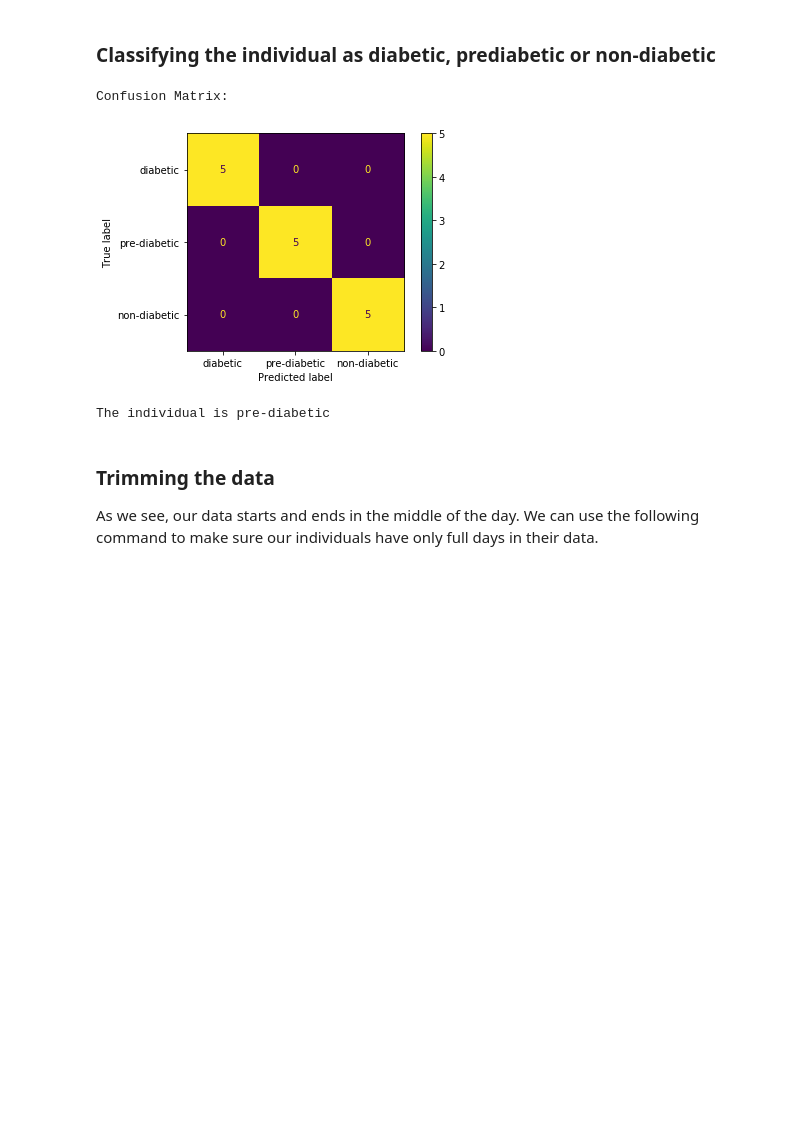
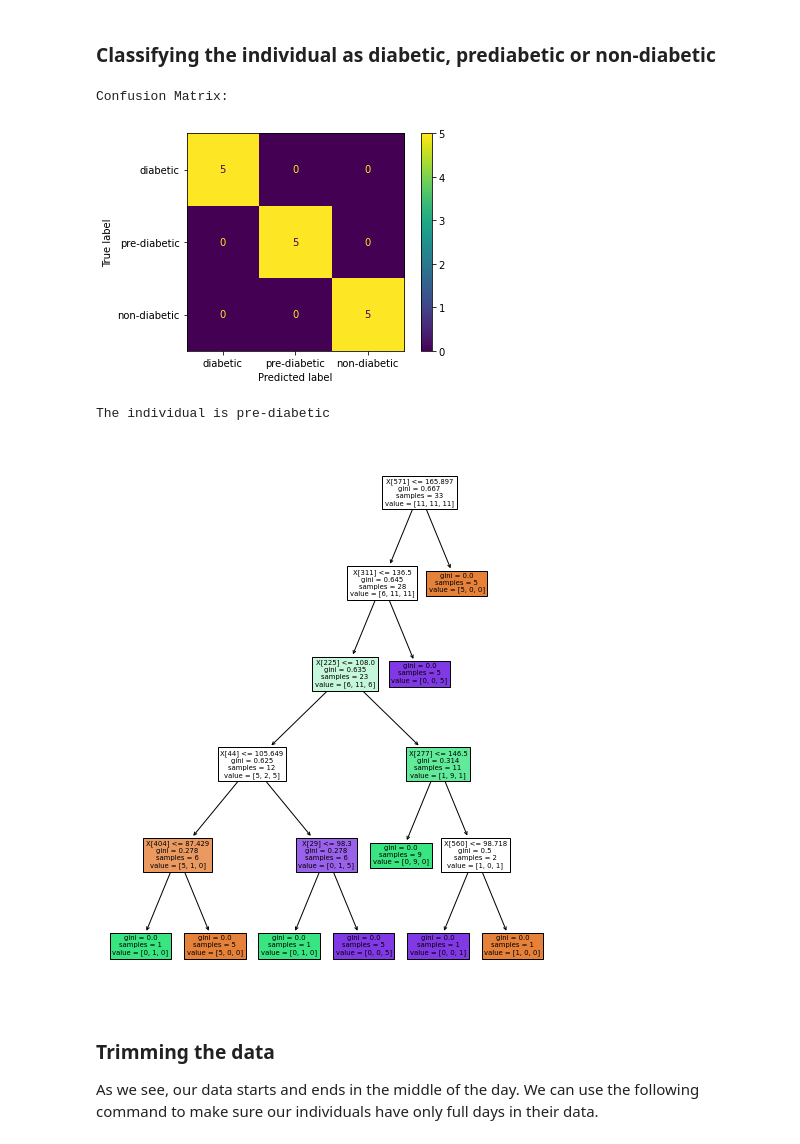
Before and after one commit to snehG0205/NCSA_genomics, a Jupyter notebook: Python Files/Demonstrative Pipeline.ipynb, the cells around one changed output. Cells and saved outputs as stored; diff of their text form; code cells hidden in the pictures; blank space fills up the shorter version.

Commit message:
added heatmap, updated pipeline

```diff
--- a/Python Files/Demonstrative Pipeline.ipynb
+++ b/Python Files/Demonstrative Pipeline.ipynb
@@ -290,12 +288,13 @@ imputed_1
 # %% [markdown]
 ### Classifying the individual as diabetic, prediabetic or non-diabetic
 # %%
-label = glucoCheckObject.classifier(imputed_3)
+label = glucoCheckObject.classifier(imputed_3,1,1)
 print("The individual is "+str(label[0]))
 # %% [output]
 Confusion Matrix:
-[figure, old version]
+[figure, new version]
 The individual is pre-diabetic
+[figure, added]
 # %% [markdown]
 ### Trimming the data
 As we see, our data starts and ends in the middle of the day. We can use the following command to make sure our individuals have only full days in their data.
```
Also changed, not shown: parts of 3 cells of this notebook, 10 other files.
